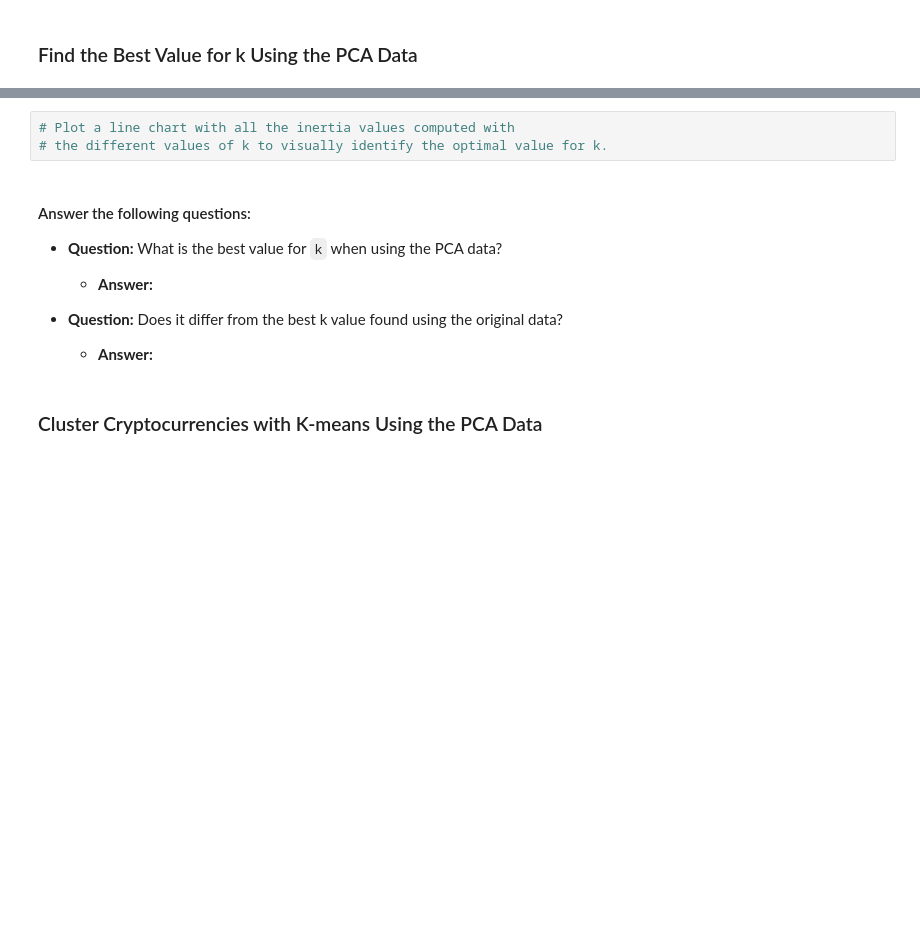
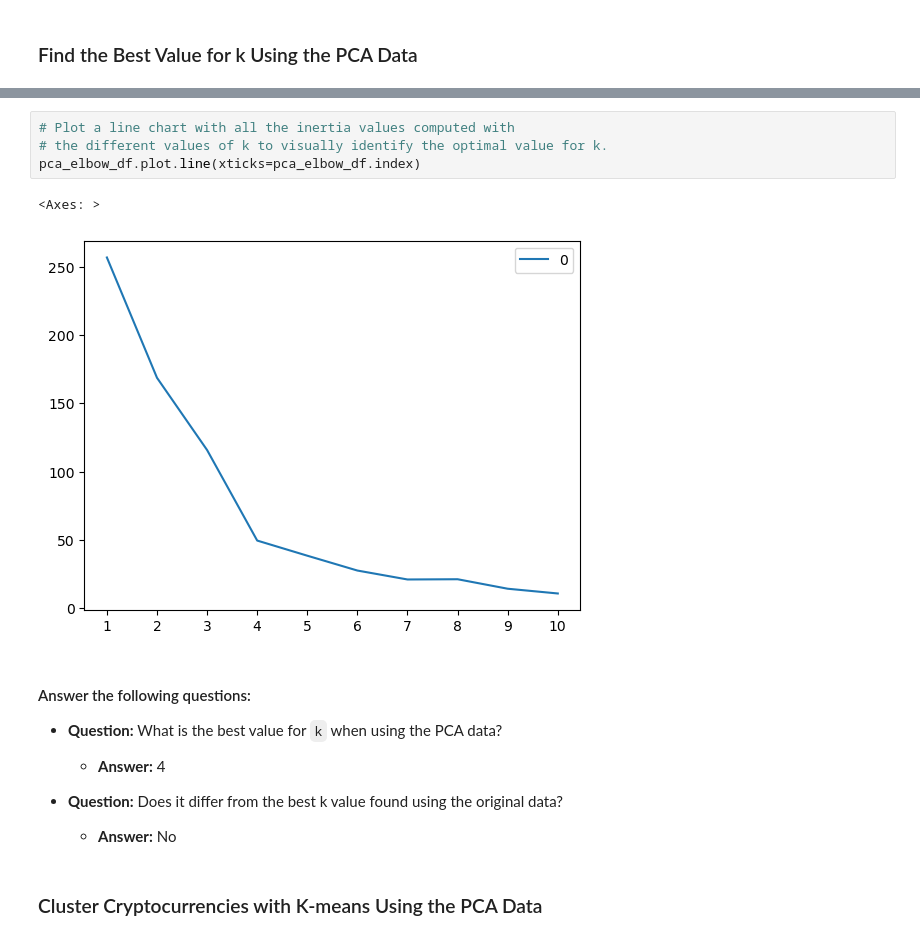
Before and after one commit to YuJames/CryptoClustering, a Jupyter notebook: Crypto_Clustering.ipynb, the cells around one changed output, grey strips where cells are left out. Drawn from its saved outputs; the diff is of its cells as text; blank space fills up the shorter version.

```diff
--- a/Crypto_Clustering.ipynb
+++ b/Crypto_Clustering.ipynb
@@ -294,16 +298,20 @@ pca_df
 # %%
 # Plot a line chart with all the inertia values computed with
 # the different values of k to visually identify the optimal value for k.
+pca_elbow_df.plot.line(xticks=pca_elbow_df.index)
+# %% [output]
+<Axes: >
+[figure, added]
 # %% [markdown]
 #### Answer the following questions:
 * **Question:** What is the best value for `k` when using the PCA data?
 
-  * **Answer:**
+  * **Answer:** 4
 
 
 * **Question:** Does it differ from the best k value found using the original data?
 
-  * **Answer:**
+  * **Answer:** No
 # %% [markdown]
 ### Cluster Cryptocurrencies with K-means Using the PCA Data
 # %%
```
Also changed, not shown: parts of 1 cell of this notebook.
